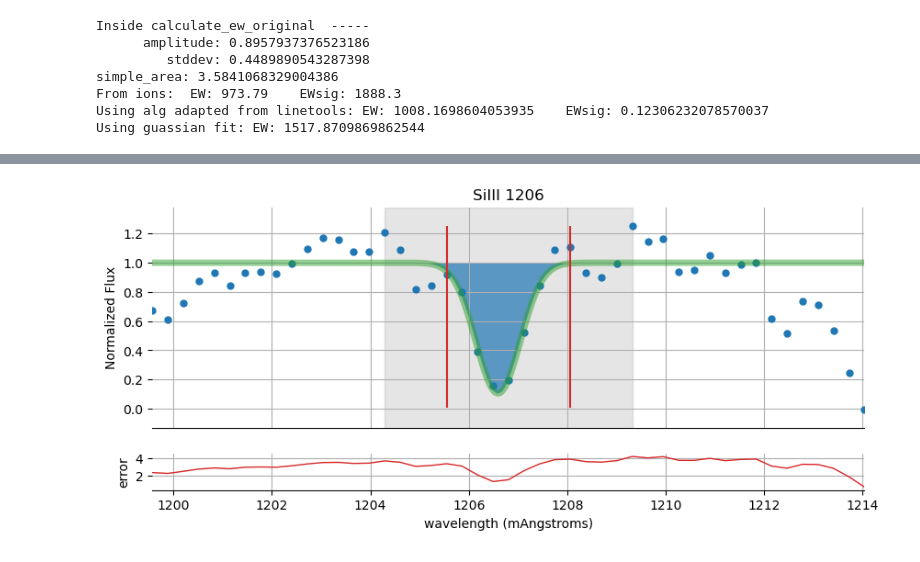
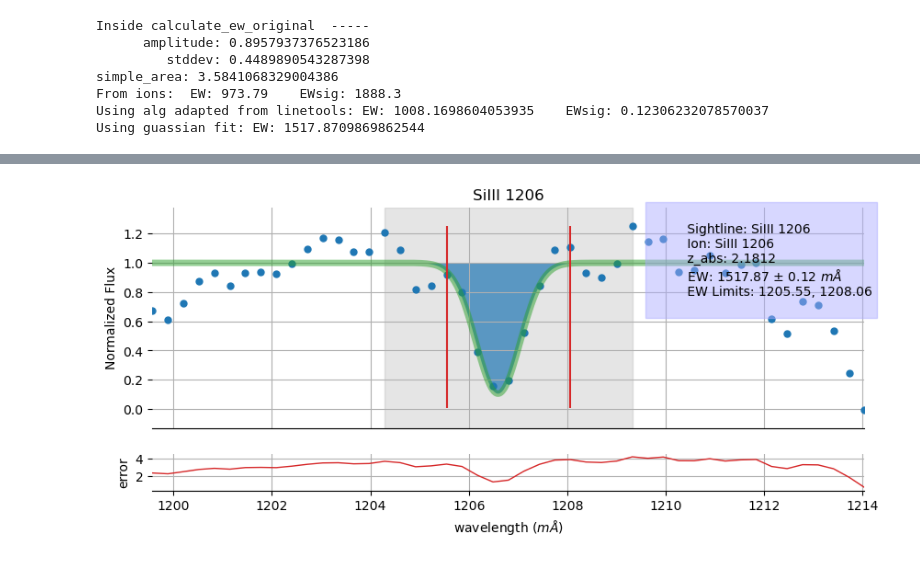
Before and after one commit to jerichoBob/CGM-learning, a Jupyter notebook: code/notebooks/pickle_and_dat_file_reader.ipynb, the cells around one changed output, grey strips where cells are left out. Cells and saved outputs as stored; diff of their text form; code cells hidden in the pictures.

```diff
--- a/code/notebooks/pickle_and_dat_file_reader.ipynb
+++ b/code/notebooks/pickle_and_dat_file_reader.ipynb
@@ -278,32 +276,45 @@ ax1.plot(fit_xdata, g(fit_xdata),
          color="tab:green",
          linewidth=5.0, alpha=0.5,
          markersize=5)
 continuum = g.parameters[0]
 
 ax1.fill_between(fit_xdata, continuum, g(fit_xdata), alpha=0.7)
 
 flux_max = np.max(np.abs(nflux))
 flux_min = np.min(np.abs(nflux))
 
 ax1.vlines(ewlims_rest, flux_min, flux_max, color="tab:red")
 
 ax1.set_xlim(wlims_rest)
 ax1.set_ylabel('Normalized Flux')
 ax1.grid(True)
 ax1.set_title(name)
 
 ax1.spines[["left", "top", "right"]].set_visible(False)
 ax1.tick_params(axis='x', which='both', bottom=False, top=False, labelbottom=False)
 ax1.margins(y=0.1)
 
 if use_vel:
     ax2.set_xlabel('velocity (km/s)')
 else:
-    ax2.set_xlabel('wavelength (mAngstroms)')
+    ax2.set_xlabel('wavelength ($m\AA$)')
 ax2.plot(xdata*red_correct, nerror, color="tab:red", label="flux", ms=4, linewidth=1.0, alpha=1)
 ax2.spines[["left", "top", "right"]].set_visible(False)
 ax2.set_ylabel('error')
 ax2.grid(True)
 ax2.margins(y=0.1)
+ax1.text(.7, 1.0,
+         f"""
+         Sightline: {name}
+         Ion: {ion_name}
+         z_abs: {zabs:.4f}
+         EW: {EW_gauss:.2f} $\pm$ {EW_orig_sig:.2f} $m\AA$
+         EW Limits: {ewlims_rest[0]:.2f}, {ewlims_rest[1]:.2f}
+         """,
+         transform=ax1.transAxes,
+        fontsize=10, color='black',
+        backgroundcolor='#aaaaff77',
+        ha='left', va='top')
+print()
 # %% [output]
-[figure, old version]
+[figure, new version]
```
Also changed, not shown: parts of 2 cells of this notebook, 25 other files.
